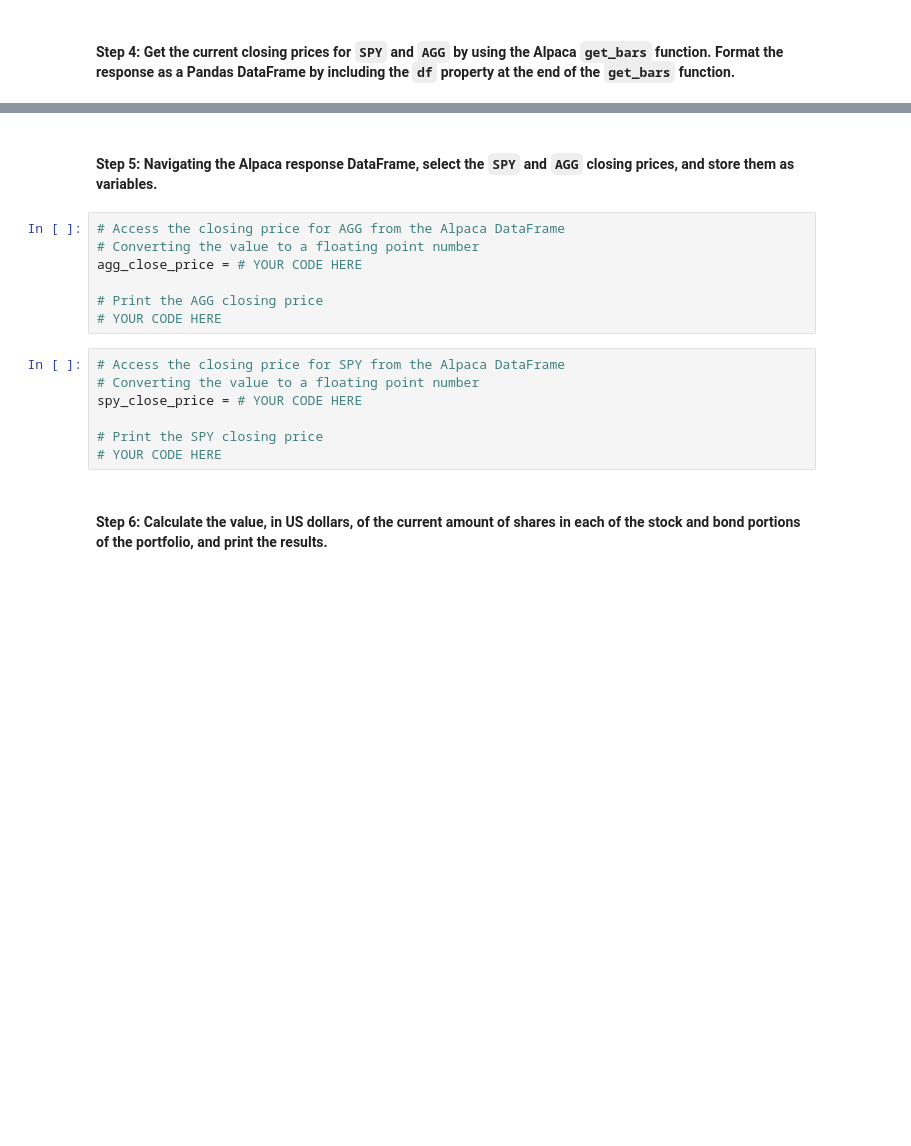
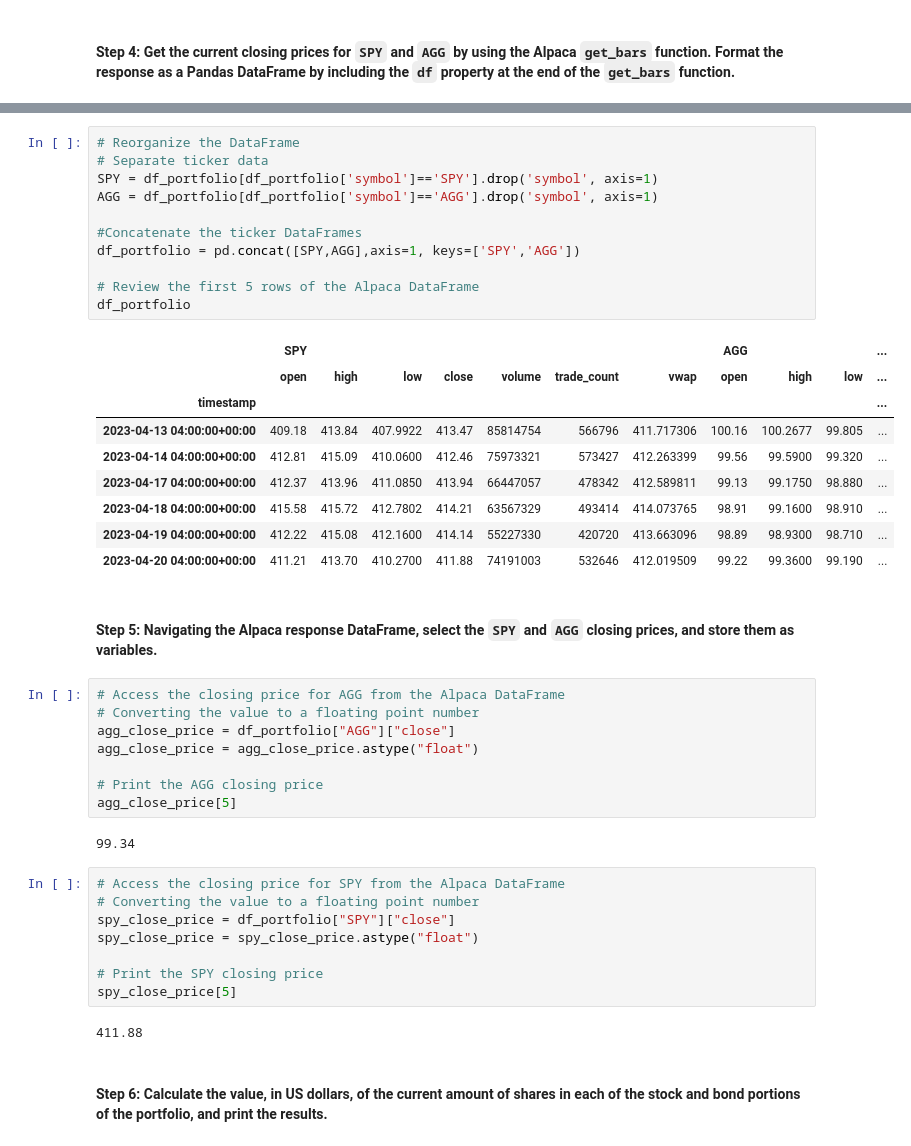
Before and after one commit to AlexanderValenzuela/financial_planning, a Jupyter notebook: financial_planning_tools.ipynb, the cells around one changed output, grey strips where cells are left out. Saved outputs shown, nothing was run; the diff lists cells and outputs as text; blank space fills up the shorter version.

```diff
--- a/financial_planning_tools.ipynb
+++ b/financial_planning_tools.ipynb
@@ -184,19 +257,46 @@ agg_shares = 200
+# %%
+# Reorganize the DataFrame
+# Separate ticker data
+SPY = df_portfolio[df_portfolio['symbol']=='SPY'].drop('symbol', axis=1)
+AGG = df_portfolio[df_portfolio['symbol']=='AGG'].drop('symbol', axis=1)
+
+#Concatenate the ticker DataFrames
+df_portfolio = pd.concat([SPY,AGG],axis=1, keys=['SPY','AGG'])
+
+# Review the first 5 rows of the Alpaca DataFrame
+df_portfolio
+# %% [output]
+|  | SPY |  |  |  |  |  |  | AGG |  |  | ... |
+|  | open | high | low | close | volume | trade_count | vwap | open | high | low | ... |
+| timestamp |  |  |  |  |  |  |  |  |  |  | ... |
+| 2023-04-13 04:00:00+00:00 | 409.18 | 413.84 | 407.9922 | 413.47 | 85814754 | 566796 | 411.717306 | 100.16 | 100.2677 | 99.805 | ... |
+| 2023-04-14 04:00:00+00:00 | 412.81 | 415.09 | 410.0600 | 412.46 | 75973321 | 573427 | 412.263399 | 99.56 | 99.5900 | 99.320 | ... |
+| 2023-04-17 04:00:00+00:00 | 412.37 | 413.96 | 411.0850 | 413.94 | 66447057 | 478342 | 412.589811 | 99.13 | 99.1750 | 98.880 | ... |
+| 2023-04-18 04:00:00+00:00 | 415.58 | 415.72 | 412.7802 | 414.21 | 63567329 | 493414 | 414.073765 | 98.91 | 99.1600 | 98.910 | ... |
+| 2023-04-19 04:00:00+00:00 | 412.22 | 415.08 | 412.1600 | 414.14 | 55227330 | 420720 | 413.663096 | 98.89 | 98.9300 | 98.710 | ... |
+| 2023-04-20 04:00:00+00:00 | 411.21 | 413.70 | 410.2700 | 411.88 | 74191003 | 532646 | 412.019509 | 99.22 | 99.3600 | 99.190 | ... |
 # %% [markdown]
 #### Step 5: Navigating the Alpaca response DataFrame, select the `SPY` and `AGG` closing prices, and store them as variables.
 # %%
 # Access the closing price for AGG from the Alpaca DataFrame
 # Converting the value to a floating point number
-agg_close_price = # YOUR CODE HERE
+agg_close_price = df_portfolio["AGG"]["close"]
+agg_close_price = agg_close_price.astype("float")
 
 # Print the AGG closing price
-# YOUR CODE HERE
+agg_close_price[5]
+# %% [output]
+99.34
 # %%
 # Access the closing price for SPY from the Alpaca DataFrame
 # Converting the value to a floating point number
-spy_close_price = # YOUR CODE HERE
+spy_close_price = df_portfolio["SPY"]["close"]
+spy_close_price = spy_close_price.astype("float")
 
 # Print the SPY closing price
-# YOUR CODE HERE
+spy_close_price[5]
+# %% [output]
+411.88
 # %% [markdown]
 #### Step 6: Calculate the value, in US dollars, of the current amount of shares in each of the stock and bond portions of the portfolio, and print the results.
 # %%
```
Also changed, not shown: parts of 16 cells of this notebook.
